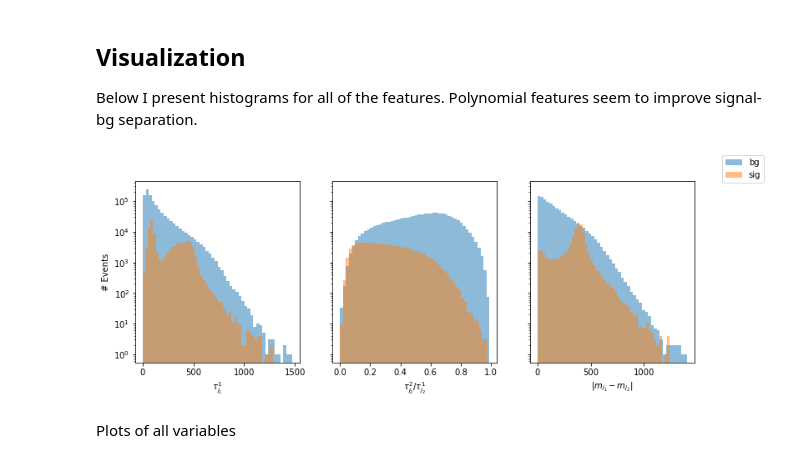
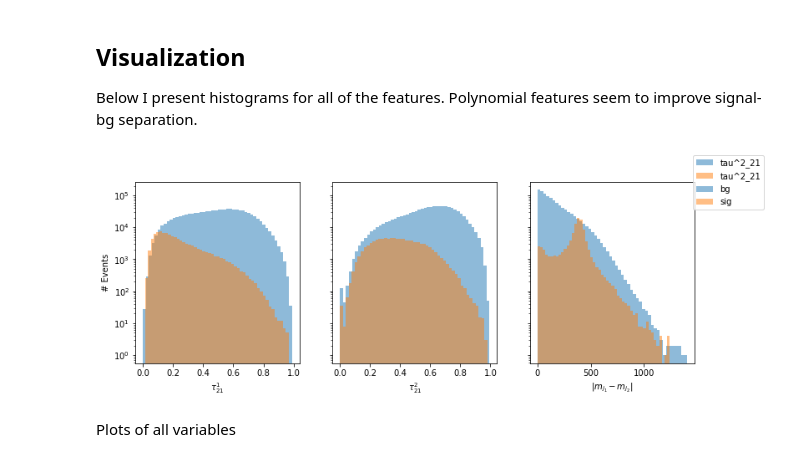
Before and after one commit to RotemMayo/NAF, a Jupyter notebook: ML4Jets.ipynb, the cells around one changed output. Cells and saved outputs as stored; diff of their text form; code cells hidden in the pictures.

```diff
--- a/ML4Jets.ipynb
+++ b/ML4Jets.ipynb
@@ -33,6 +33,19 @@ mjj = get_mjj(df)
 epsilon = 1e-5
 tau_21j1 = (df['tau2j1'] / df['tau1j1']).fillna(0) + epsilon
 tau_21j2 = (df['tau2j2'] / df['tau1j2']).fillna(0) + epsilon
+mass_order = df['mj1'] >= df['mj2']
+df['m1'] = np.nan
+df['m1'][mass_order] = df['mj1'][mass_order]
+df['m1'][~mass_order] = df['mj2'][~mass_order]
+df['m2'] = np.nan
+df['m2'][mass_order] = df['mj2'][mass_order]
+df['m2'][~mass_order] = df['mj1'][~mass_order]
+df['tau^1_21'] = np.nan
+df['tau^1_21'][mass_order] = tau_21j1[mass_order]
+df['tau^1_21'][~mass_order] = tau_21j2[~mass_order]
+df['tau^2_21'] = np.nan
+df['tau^2_21'][mass_order] = tau_21j2[mass_order]
+df['tau^2_21'][~mass_order] = tau_21j1[~mass_order]
 
 X = df.loc[:, df.columns != "label"]
 if NORMALIZE:
@@ -60,26 +96,26 @@ Polynomial features seem to improve signal-bg separation.
 # %%
 fig, axs = plt.subplots(1, 3, sharey=True)
 fig.set_size_inches(12, 4)
 epsilon = 10**-5
 alpha = 0.5
 delta_mj = np.abs(df['mj1'] - df['mj2'])
 axs[2].hist(delta_mj[~signal], label='bg', bins=50, alpha=0.5)
 axs[2].hist(delta_mj[signal], label='sig', bins=50, alpha=0.5)
 axs[2].set_yscale('log')
 axs[2].set_xlabel("$|m_{j_1} - m_{j_2}|$")
-axs[0].hist(df['tau1j1'][~signal].to_numpy(), bins=50, alpha=0.5)
-axs[0].hist(df['tau1j1'][signal].to_numpy(), bins=50, alpha=0.5)
+axs[0].hist(df['tau^1_21'][~signal].to_numpy(), bins=50, alpha=0.5)
+axs[0].hist(df['tau^1_21'][signal].to_numpy(), bins=50, alpha=0.5)
 axs[0].set_yscale('log')
-axs[0].set_xlabel("$\\tau^{1}_{j_1}$")
-axs[1].hist(tau_21j1[~signal], bins=50, alpha=0.5)
-axs[1].hist(tau_21j1[signal], bins=50, alpha=0.5)
+axs[0].set_xlabel("$\\tau^{1}_{21}$")
+axs[1].hist(df['tau^2_21'][~signal], bins=50, alpha=0.5)
+axs[1].hist(df['tau^2_21'][signal], bins=50, alpha=0.5)
 axs[1].set_yscale('log')
-axs[1].set_xlabel("$\\tau^{2}_{j_2} / \\tau^{1}_{j_2}$")
+axs[1].set_xlabel("$\\tau^{2}_{21}$")
 axs[0].set_ylabel('# Events')
 fig.legend()
 fig.savefig('observable_histograms.png', dpi=400)
 # %% [output]
-[figure, old version]
+[figure, new version]
 # %% [markdown]
 Plots of all variables
 # %%
```
Also changed, not shown: parts of 24 cells of this notebook, 4 other files.
